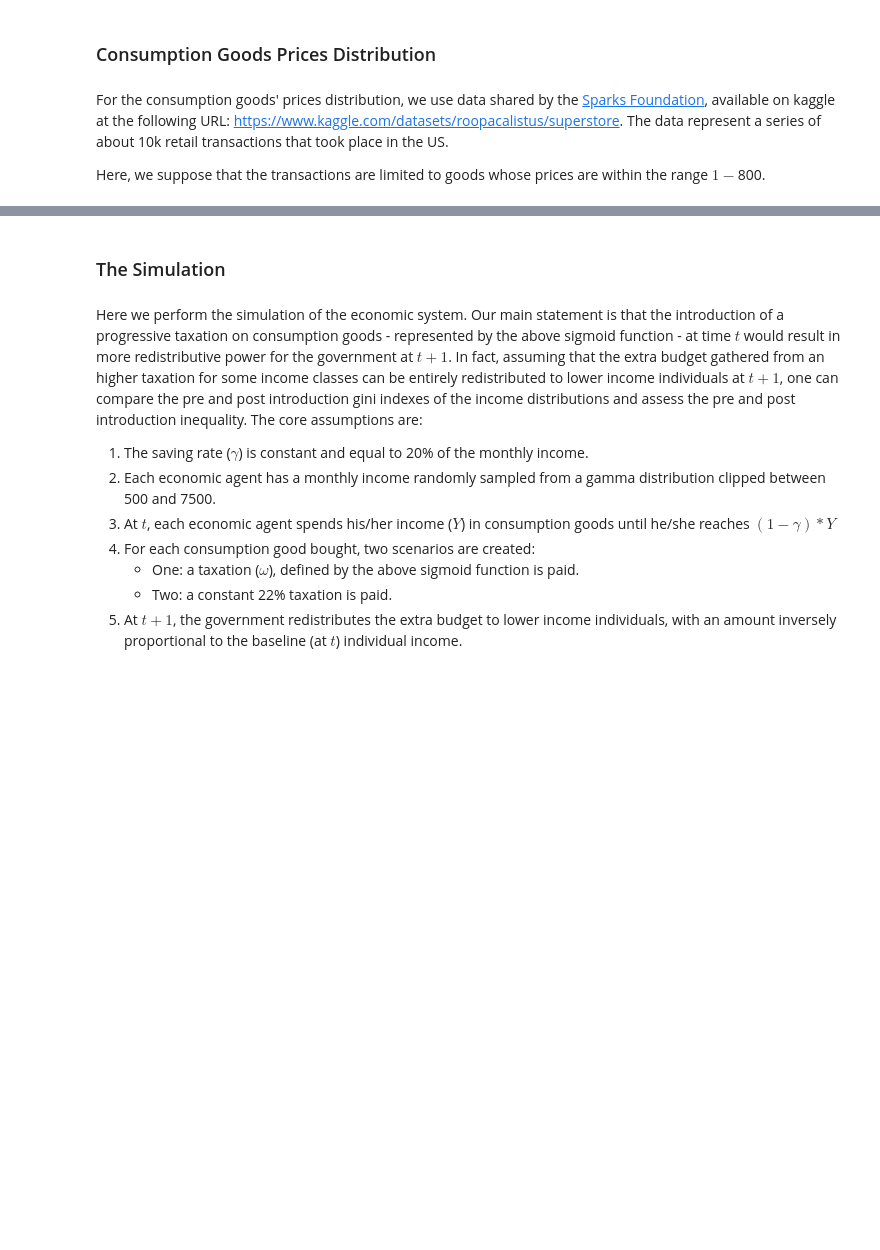
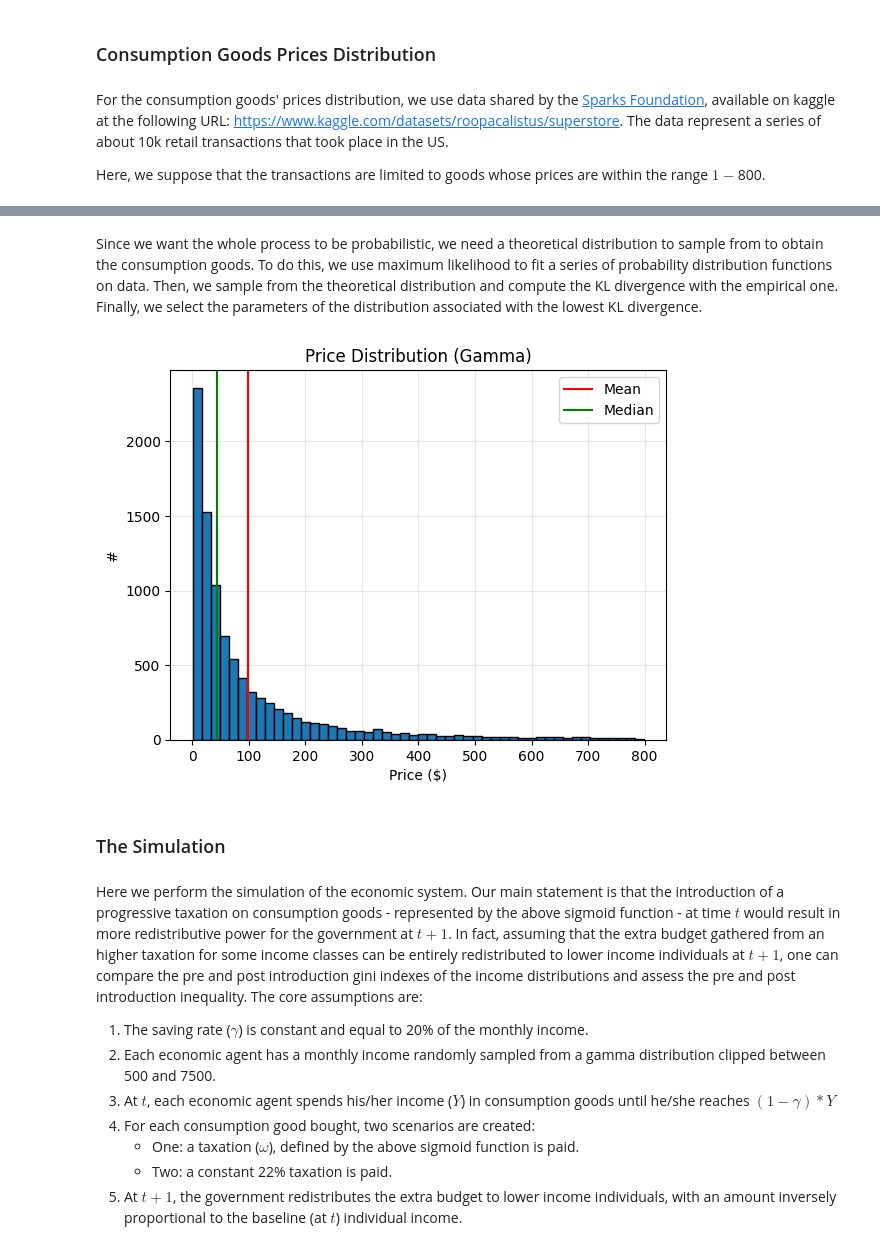
Before and after one commit to Tobia905/cptsim, a Jupyter notebook: notebooks/experiments.ipynb, the cells around one changed output, grey strips where cells are left out. Saved outputs shown, nothing was run; the diff lists cells and outputs as text; code cells hidden in the pictures; blank space fills up the shorter version.

Commit message:
repo restructured, created simulation process

```diff
--- a/notebooks/experiments.ipynb
+++ b/notebooks/experiments.ipynb
@@ -153,3 +77,20 @@ plt.grid(alpha=.3, zorder=-2)
+# %% [markdown]
+Since we want the whole process to be probabilistic, we need a theoretical distribution to sample from to obtain the consumption goods. To do this, we use maximum likelihood to fit a series of probability distribution functions on data. Then, we sample from the theoretical distribution and compute the KL divergence with the empirical one. Finally, we select the parameters of the distribution associated with the lowest KL divergence.
+# %%
+results = fit_and_compare_distributions(ret2["Sales"])
+best_dist = get_best_fitting_distribution(results)
+# %%
+theo_price_dist = truncated_sampling(
+    best_dist["distribution"],
+    best_dist["parameters"],
+    size=len(ret2["Sales"]),
+    lower_bound=1,
+    upper_bound=800
+)
+# %%
+plot_prices_distribution(theo_price_dist, title="Price Distribution (Gamma)")
+# %% [output]
+[figure, added]
 # %% [markdown]
 ### The Simulation ###
 # %% [markdown]
```
Also changed, not shown: parts of 16 cells of this notebook, 9 other files.
